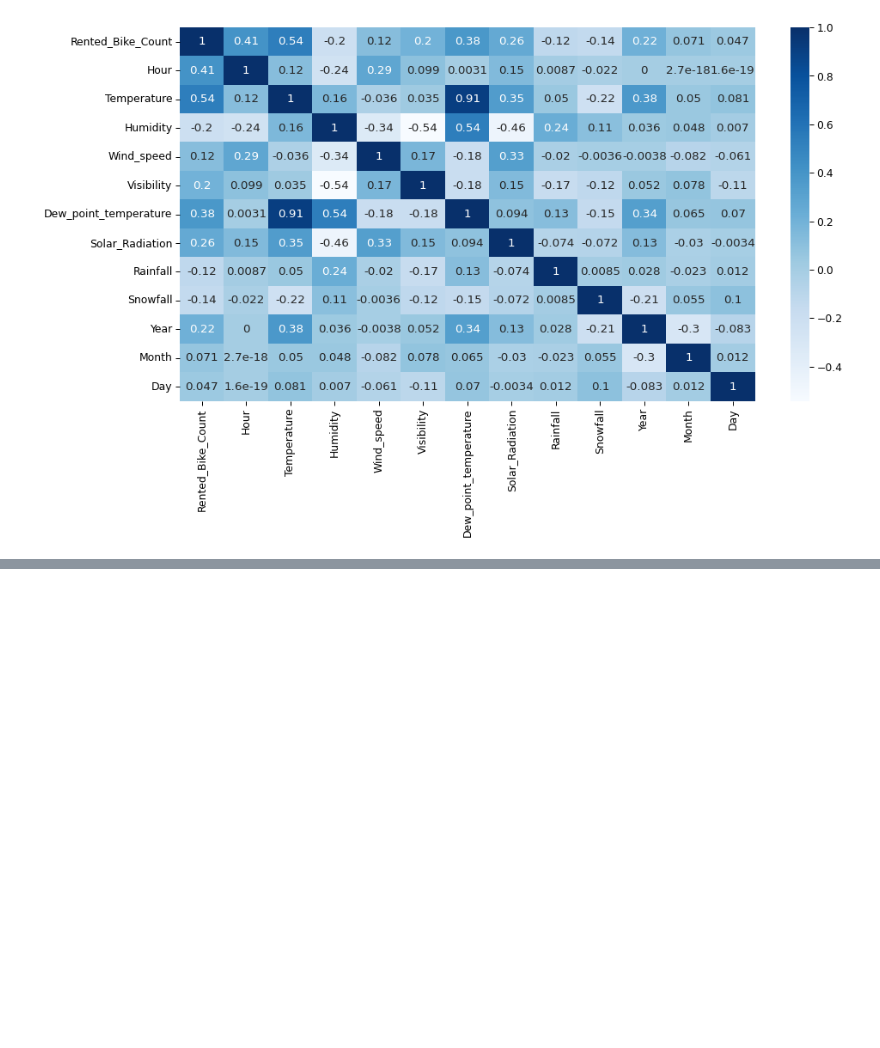
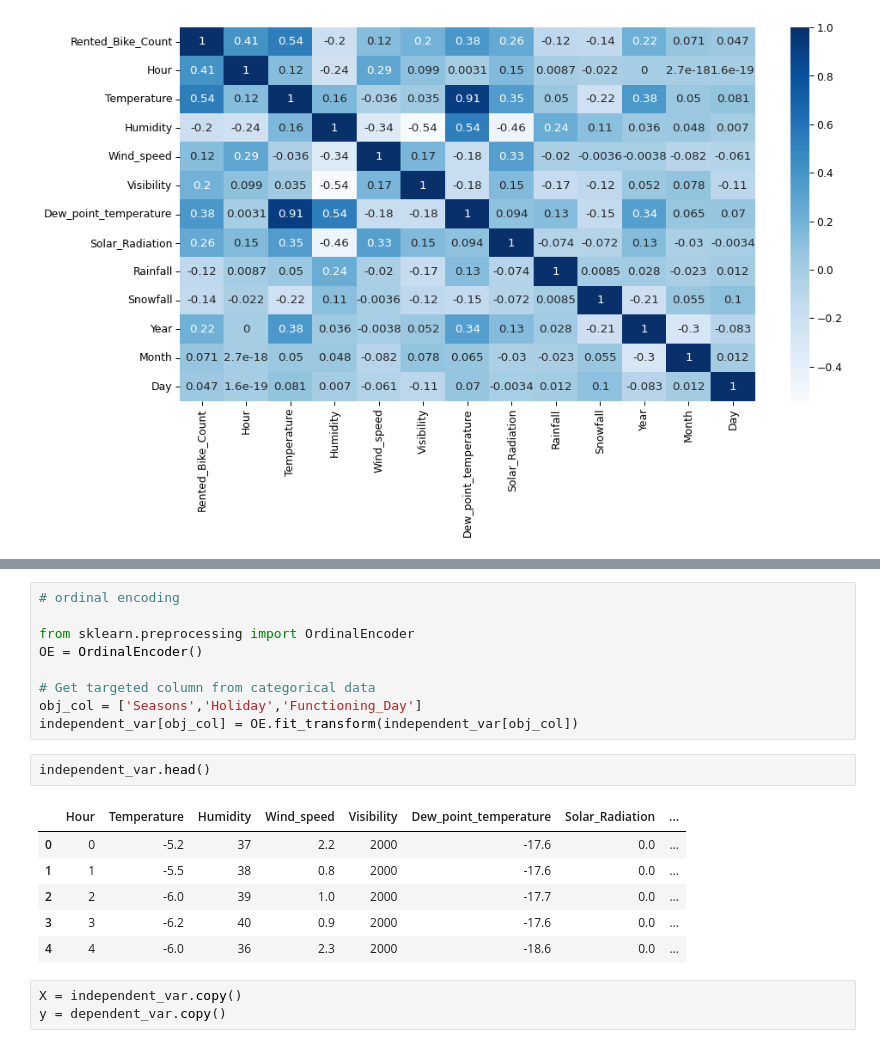
Before and after one commit to AkashSalmuthe/Bike-Sharing-Demand-Prediction, a Jupyter notebook: Bike_Sharing_Demand_Prediction_Capstone_Project.ipynb, the cells around one changed output, grey strips where cells are left out. Drawn from its saved outputs; the diff is of its cells as text; blank space fills up the shorter version.

```diff
--- a/Bike_Sharing_Demand_Prediction_Capstone_Project.ipynb
+++ b/Bike_Sharing_Demand_Prediction_Capstone_Project.ipynb
@@ -484,0 +550,21 @@ sns.heatmap(df_cor,annot=True,cmap='Blues')
+# %%
+# ordinal encoding
+
+from sklearn.preprocessing import OrdinalEncoder
+OE = OrdinalEncoder()
+
+# Get targeted column from categorical data
+obj_col = ['Seasons','Holiday','Functioning_Day']
+independent_var[obj_col] = OE.fit_transform(independent_var[obj_col])
+# %%
+independent_var.head()
+# %% [output]
+|  | Hour | Temperature | Humidity | Wind_speed | Visibility | Dew_point_temperature | Solar_Radiation | ... |
+| 0 | 0 | -5.2 | 37 | 2.2 | 2000 | -17.6 | 0.0 | ... |
+| 1 | 1 | -5.5 | 38 | 0.8 | 2000 | -17.6 | 0.0 | ... |
+| 2 | 2 | -6.0 | 39 | 1.0 | 2000 | -17.7 | 0.0 | ... |
+| 3 | 3 | -6.2 | 40 | 0.9 | 2000 | -17.6 | 0.0 | ... |
+| 4 | 4 | -6.0 | 36 | 2.3 | 2000 | -18.6 | 0.0 | ... |
+# %%
+X = independent_var.copy()
+y = dependent_var.copy()
```
Also changed, not shown: parts of 19 cells of this notebook.
